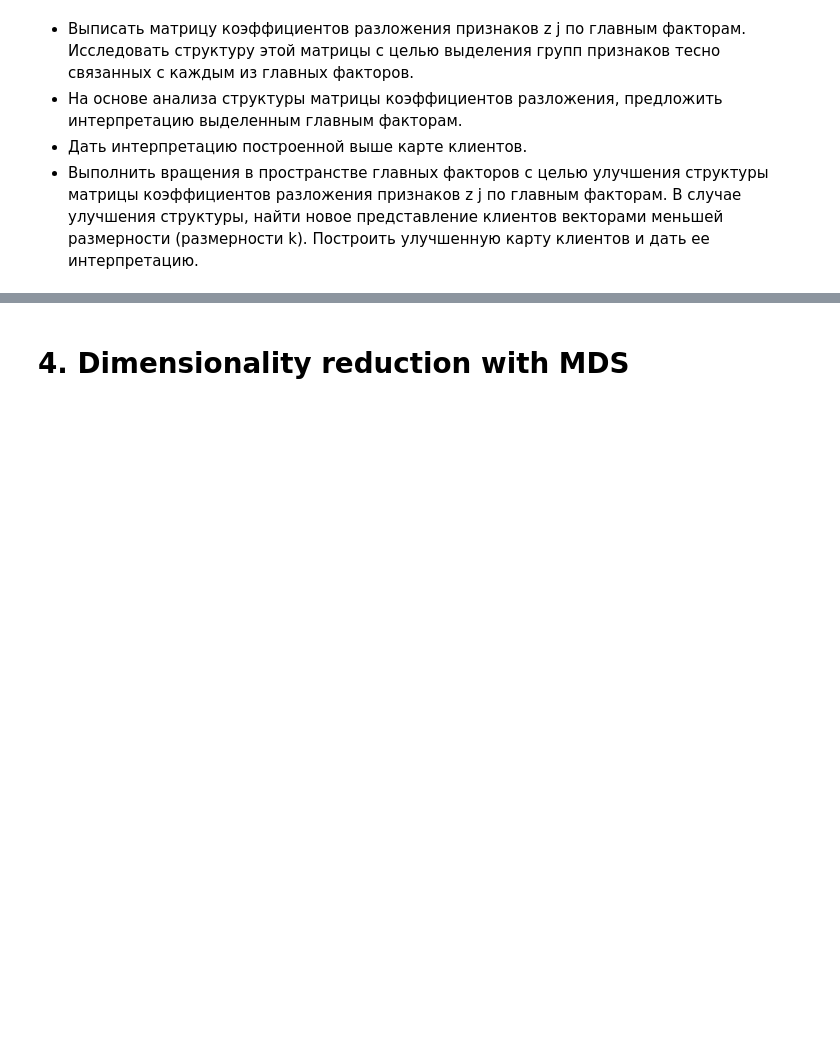
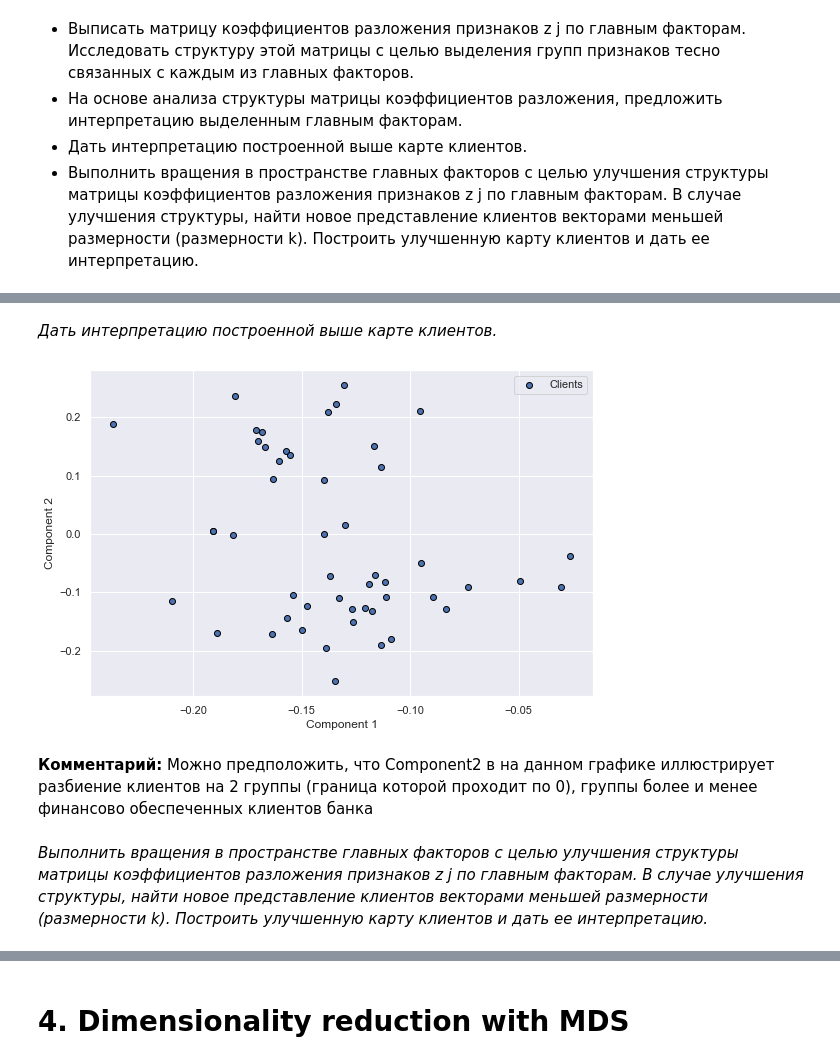
Before and after one commit to CodeSopranos/lab-2-data-analysis, a Jupyter notebook: lab2.ipynb, the cells around one changed output, grey strips where cells are left out. Drawn from its saved outputs; the diff is of its cells as text; code cells hidden in the pictures; blank space fills up the shorter version.

```diff
--- a/lab2.ipynb
+++ b/lab2.ipynb
@@ -354,0 +385,15 @@ plt.show()
+# %% [markdown]
+*Дать интерпретацию построенной выше карте клиентов.*
+# %%
+plt.figure(figsize=(9, 6))
+plt.scatter(comp_K[:, 0], comp_K[:, 1], label='Clients', edgecolors='black')
+plt.legend()
+plt.ylabel('Component 2')
+plt.xlabel('Component 1')
+plt.show()
+# %% [output]
+[figure, added]
+# %% [markdown]
+**Комментарий:** Можно предположить, что Component2 в на данном графике иллюстрирует разбиение клиентов на 2 группы (граница которой проходит по 0), группы более и менее финансово обеспеченных клиентов банка
+# %% [markdown]
+*Выполнить вращения в пространстве главных факторов с целью улучшения структуры матрицы коэффициентов разложения признаков z j по главным факторам. В случае улучшения структуры, найти новое представление клиентов векторами меньшей размерности (размерности k). Построить улучшенную карту клиентов и дать ее интерпретацию.*
```
Also changed, not shown: parts of 15 cells of this notebook.
